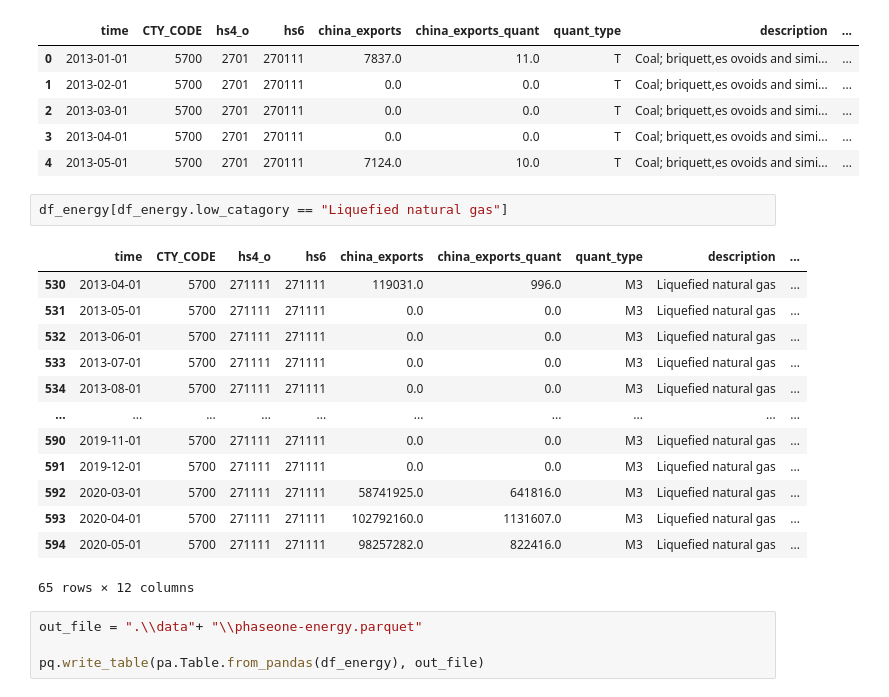
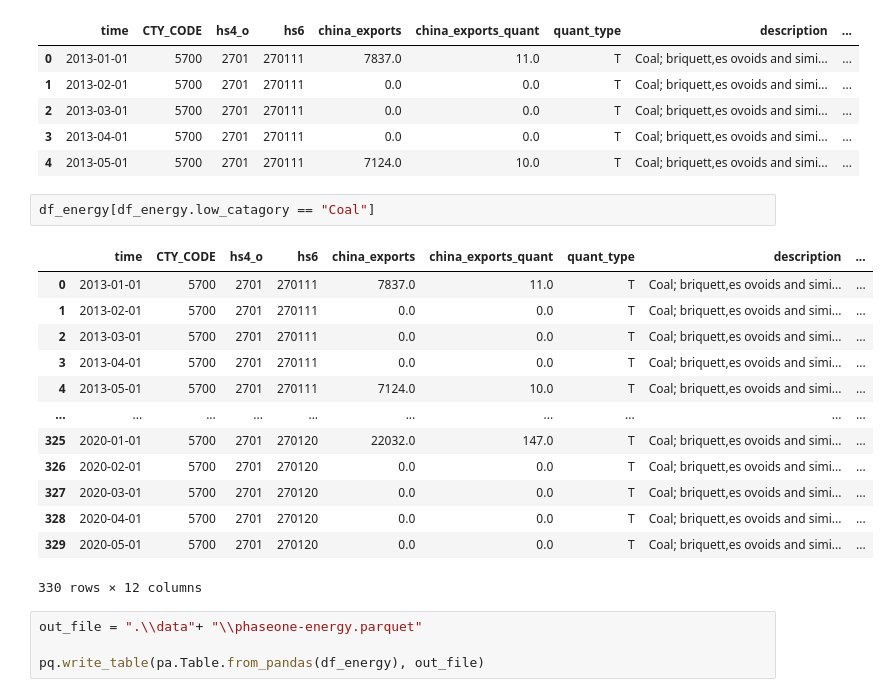
Before and after one commit to mwaugh0328/tradewar-tracker, a Jupyter notebook: phase-one-energy.ipynb, the cells around one changed output. Cells and saved outputs as stored; diff of their text form.

Commit message:
energy now has qs!

```diff
--- a/phase-one-energy.ipynb
+++ b/phase-one-energy.ipynb
@@ -125,21 +125,21 @@ df_energy.head()
 | 3 | 2013-04-01 | 5700 | 2701 | 270111 | 0.0 | 0.0 | T | Coal; briquett,es ovoids and simi... | ... |
 | 4 | 2013-05-01 | 5700 | 2701 | 270111 | 7124.0 | 10.0 | T | Coal; briquett,es ovoids and simi... | ... |
 # %%
-df_energy[df_energy.low_catagory == "Liquefied natural gas"]
+df_energy[df_energy.low_catagory == "Coal"]
 # %% [output]
 |  | time | CTY_CODE | hs4_o | hs6 | china_exports | china_exports_quant | quant_type | description | ... |
-| 530 | 2013-04-01 | 5700 | 271111 | 271111 | 119031.0 | 996.0 | M3 | Liquefied natural gas | ... |
-| 531 | 2013-05-01 | 5700 | 271111 | 271111 | 0.0 | 0.0 | M3 | Liquefied natural gas | ... |
-| 532 | 2013-06-01 | 5700 | 271111 | 271111 | 0.0 | 0.0 | M3 | Liquefied natural gas | ... |
-| 533 | 2013-07-01 | 5700 | 271111 | 271111 | 0.0 | 0.0 | M3 | Liquefied natural gas | ... |
-| 534 | 2013-08-01 | 5700 | 271111 | 271111 | 0.0 | 0.0 | M3 | Liquefied natural gas | ... |
+| 0 | 2013-01-01 | 5700 | 2701 | 270111 | 7837.0 | 11.0 | T | Coal; briquett,es ovoids and simi... | ... |
+| 1 | 2013-02-01 | 5700 | 2701 | 270111 | 0.0 | 0.0 | T | Coal; briquett,es ovoids and simi... | ... |
+| 2 | 2013-03-01 | 5700 | 2701 | 270111 | 0.0 | 0.0 | T | Coal; briquett,es ovoids and simi... | ... |
+| 3 | 2013-04-01 | 5700 | 2701 | 270111 | 0.0 | 0.0 | T | Coal; briquett,es ovoids and simi... | ... |
+| 4 | 2013-05-01 | 5700 | 2701 | 270111 | 7124.0 | 10.0 | T | Coal; briquett,es ovoids and simi... | ... |
 | ... | ... | ... | ... | ... | ... | ... | ... | ... | ... |
-| 590 | 2019-11-01 | 5700 | 271111 | 271111 | 0.0 | 0.0 | M3 | Liquefied natural gas | ... |
-| 591 | 2019-12-01 | 5700 | 271111 | 271111 | 0.0 | 0.0 | M3 | Liquefied natural gas | ... |
-| 592 | 2020-03-01 | 5700 | 271111 | 271111 | 58741925.0 | 641816.0 | M3 | Liquefied natural gas | ... |
-| 593 | 2020-04-01 | 5700 | 271111 | 271111 | 102792160.0 | 1131607.0 | M3 | Liquefied natural gas | ... |
-| 594 | 2020-05-01 | 5700 | 271111 | 271111 | 98257282.0 | 822416.0 | M3 | Liquefied natural gas | ... |
+| 325 | 2020-01-01 | 5700 | 2701 | 270120 | 22032.0 | 147.0 | T | Coal; briquett,es ovoids and simi... | ... |
+| 326 | 2020-02-01 | 5700 | 2701 | 270120 | 0.0 | 0.0 | T | Coal; briquett,es ovoids and simi... | ... |
+| 327 | 2020-03-01 | 5700 | 2701 | 270120 | 0.0 | 0.0 | T | Coal; briquett,es ovoids and simi... | ... |
+| 328 | 2020-04-01 | 5700 | 2701 | 270120 | 0.0 | 0.0 | T | Coal; briquett,es ovoids and simi... | ... |
+| 329 | 2020-05-01 | 5700 | 2701 | 270120 | 0.0 | 0.0 | T | Coal; briquett,es ovoids and simi... | ... |
-65 rows × 12 columns
+330 rows × 12 columns
 # %%
 out_file = ".\\data"+ "\\phaseone-energy.parquet"
 
```
Also changed, not shown: 2 other files.
